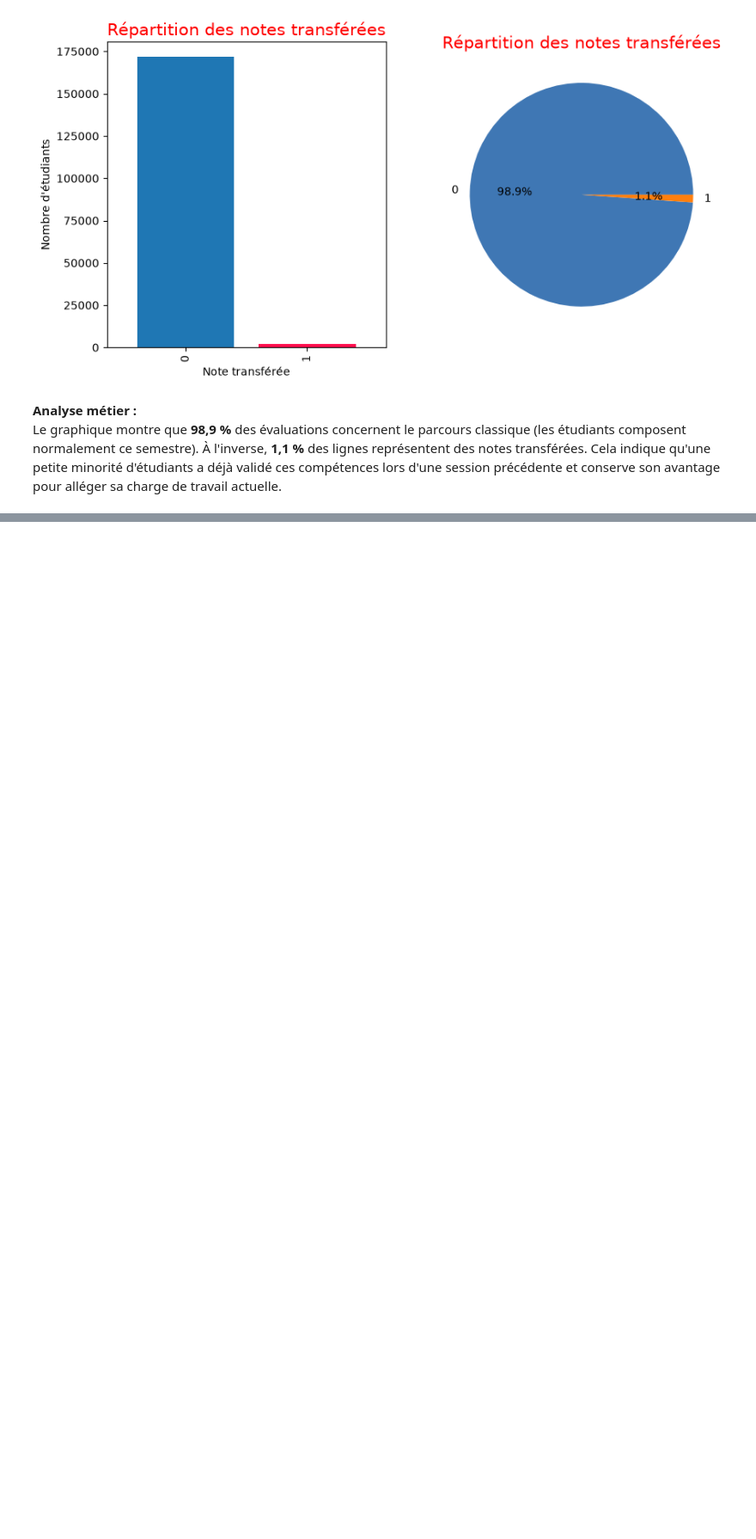
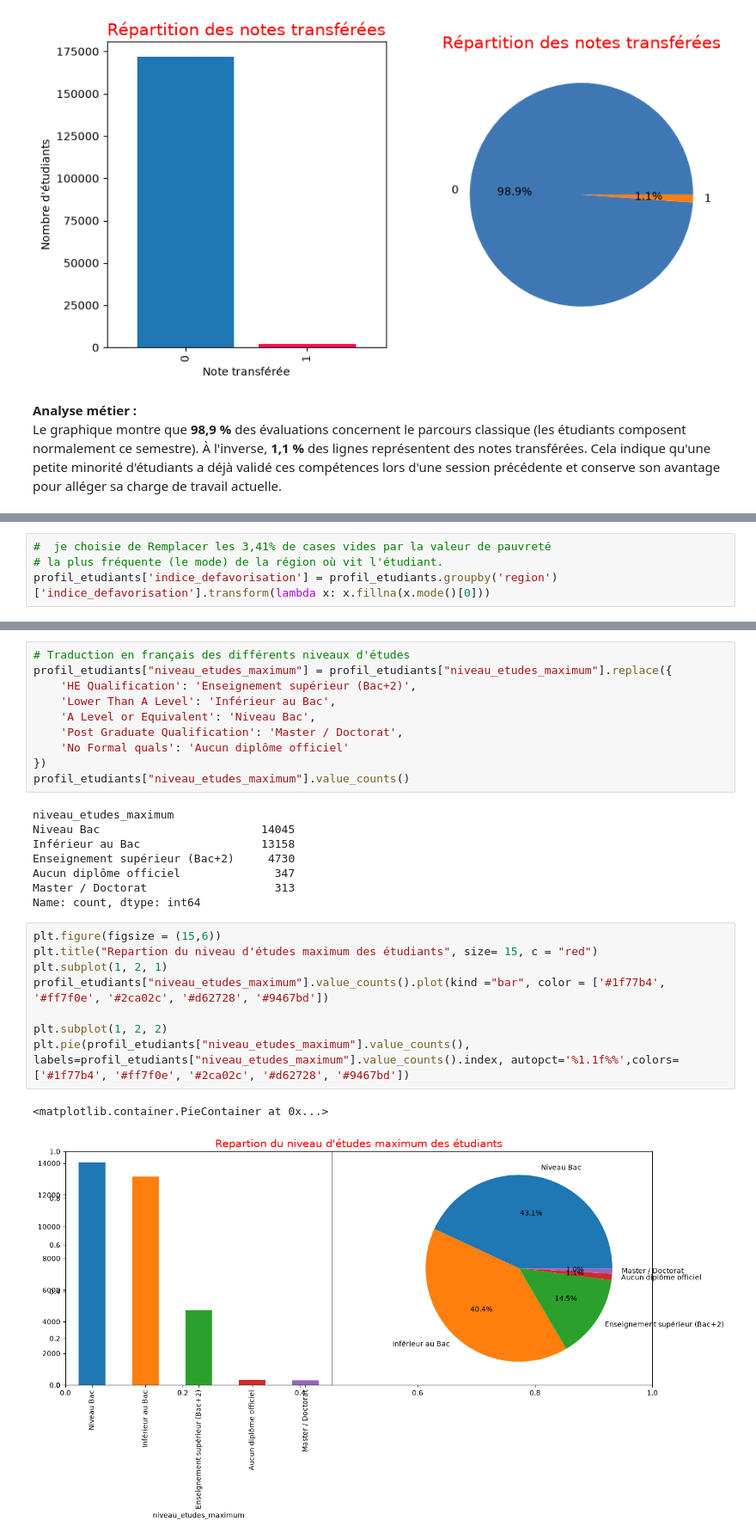
Before and after one commit to SAKPANI/Student-Success-Analytics, a Jupyter notebook: Student-Success-Analytics.ipynb, the cells around one changed output, grey strips where cells are left out. Shown at 86% size. Drawn from its saved outputs; the diff is of its cells as text; blank space fills up the shorter version.

```diff
--- a/Student-Success-Analytics.ipynb
+++ b/Student-Success-Analytics.ipynb
@@ -223,0 +394,4 @@ Le graphique montre que **98,9 %** des évaluations concernent le parcours class
+# %%
+#  je choisie de Remplacer les 3,41% de cases vides par la valeur de pauvreté
+# la plus fréquente (le mode) de la région où vit l'étudiant.
+profil_etudiants['indice_defavorisation'] = profil_etudiants.groupby('region')['indice_defavorisation'].transform(lambda x: x.fillna(x.mode()[0]))
@@ -223,0 +442,29 @@ Le graphique montre que **98,9 %** des évaluations concernent le parcours class
+# %%
+# Traduction en français des différents niveaux d'études
+profil_etudiants["niveau_etudes_maximum"] = profil_etudiants["niveau_etudes_maximum"].replace({
+    'HE Qualification': 'Enseignement supérieur (Bac+2)',
+    'Lower Than A Level': 'Inférieur au Bac',
+    'A Level or Equivalent': 'Niveau Bac',
+    'Post Graduate Qualification': 'Master / Doctorat',
+    'No Formal quals': 'Aucun diplôme officiel'
+})
+profil_etudiants["niveau_etudes_maximum"].value_counts()
+# %% [output]
+niveau_etudes_maximum
+Niveau Bac                        14045
+Inférieur au Bac                  13158
+Enseignement supérieur (Bac+2)     4730
+Aucun diplôme officiel              347
+Master / Doctorat                   313
+Name: count, dtype: int64
+# %%
+plt.figure(figsize = (15,6))
+plt.title("Repartion du niveau d'études maximum des étudiants", size= 15, c = "red")
+plt.subplot(1, 2, 1)
+profil_etudiants["niveau_etudes_maximum"].value_counts().plot(kind ="bar", color = ['#1f77b4', '#ff7f0e', '#2ca02c', '#d62728', '#9467bd'])
+
+plt.subplot(1, 2, 2)
+plt.pie(profil_etudiants["niveau_etudes_maximum"].value_counts(), labels=profil_etudiants["niveau_etudes_maximum"].value_counts().index, autopct='%1.1f%%',colors=['#1f77b4', '#ff7f0e', '#2ca02c', '#d62728', '#9467bd'])
+# %% [output]
+<matplotlib.container.PieContainer at 0x...>
+[figure, added]
```
Also changed, not shown: parts of 25 cells of this notebook.
